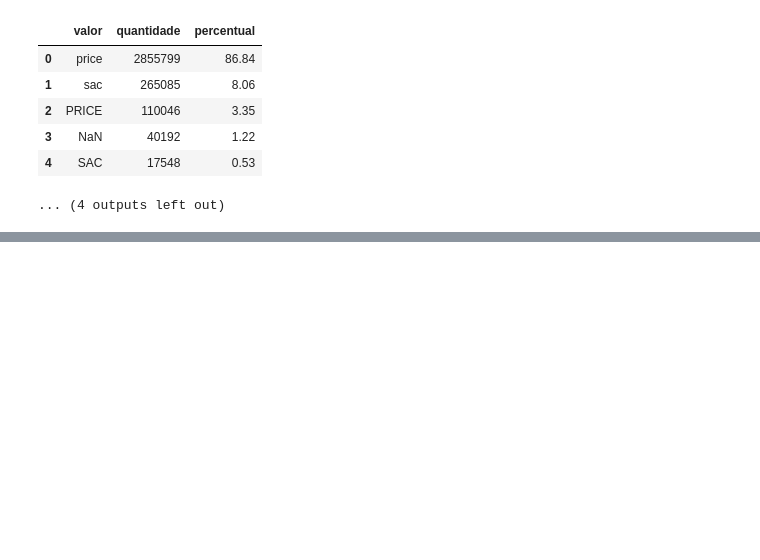
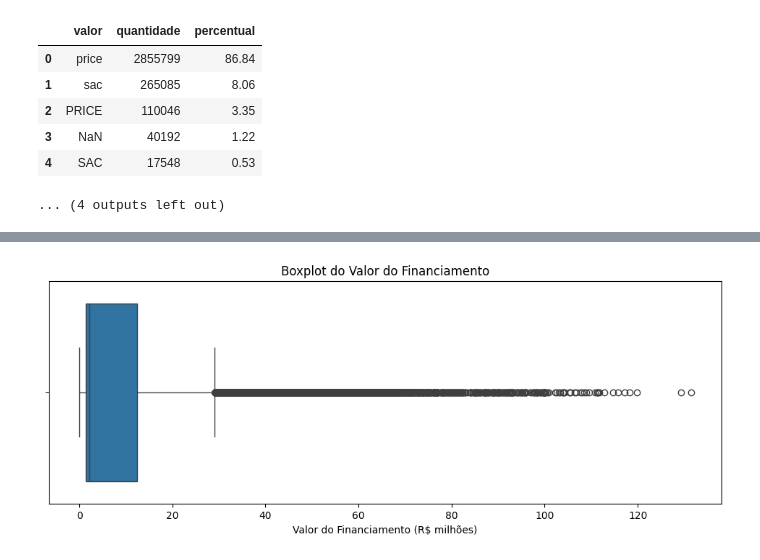
Before and after one commit to leonatya/mcmv-machine-learning, a Jupyter notebook: notebooks/MCMV.ipynb, the cells around one changed output, grey strips where cells are left out. Cells and saved outputs as stored; diff of their text form; code cells hidden in the pictures; blank space fills up the shorter version.

```diff
--- a/notebooks/MCMV.ipynb
+++ b/notebooks/MCMV.ipynb
@@ -751,0 +722,15 @@ Por esse motivo, esses registros não serão classificados ou removidos automati
+# %%
+import seaborn as sns
+
+plt.figure(figsize=(12,4))
+
+sns.boxplot(
+    x=df["vlr_financiamento"] / 1_000_000
+)
+
+plt.xlabel("Valor do Financiamento (R$ milhões)")
+plt.title("Boxplot do Valor do Financiamento")
+
+plt.show()
+# %% [output]
+[figure, added]
```
Also changed, not shown: parts of 27 cells of this notebook.
